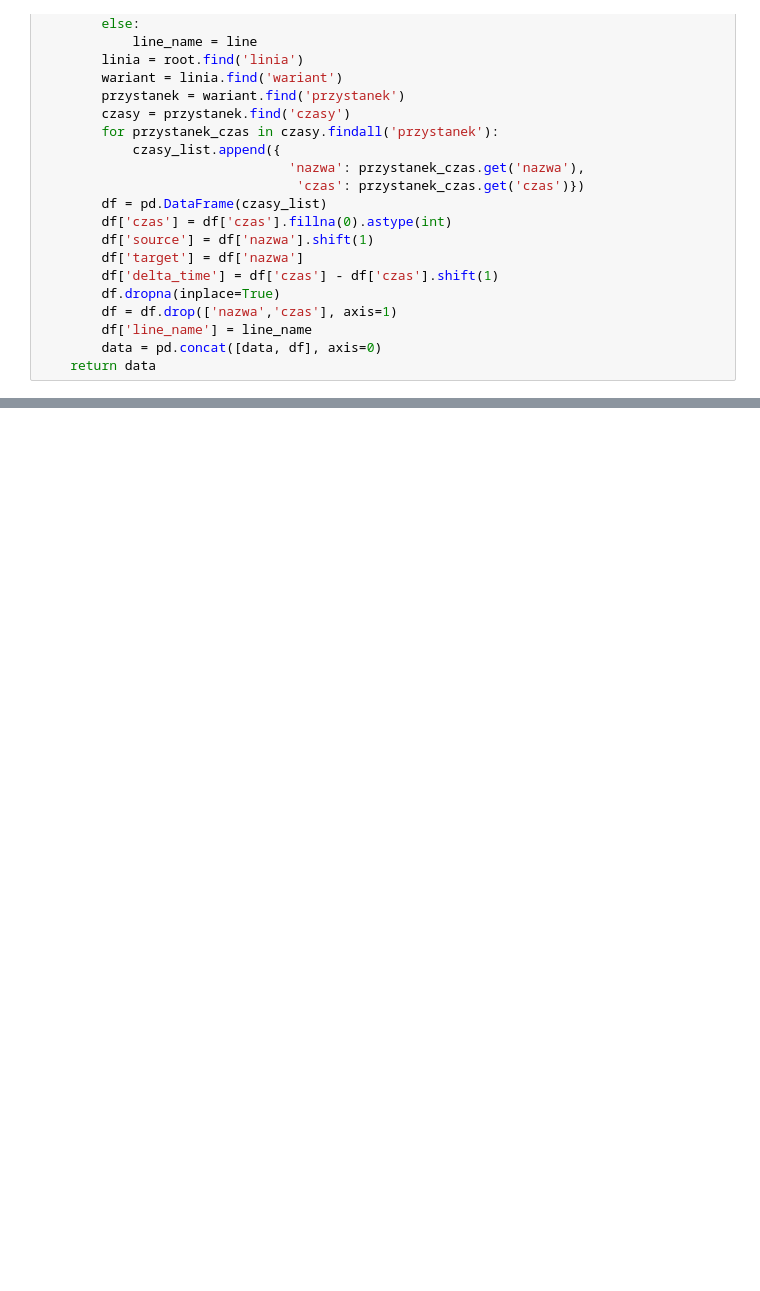
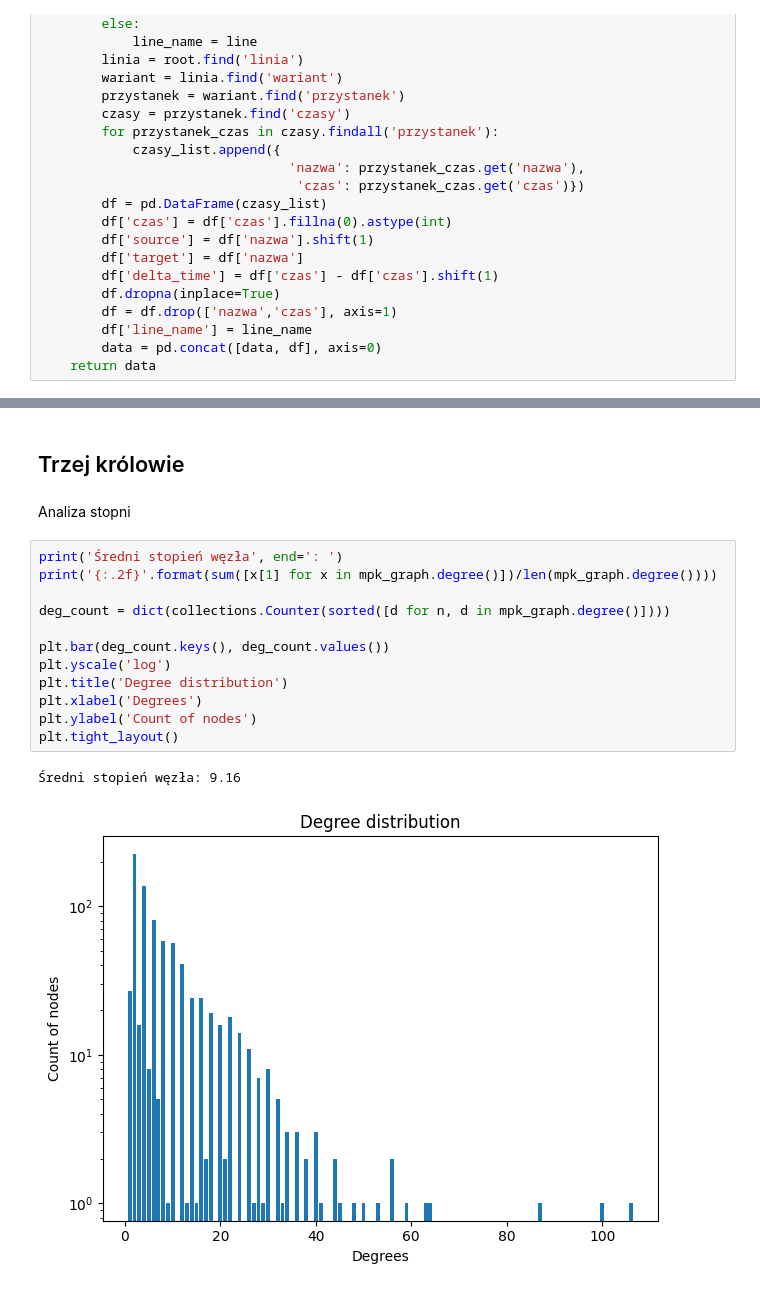
Before and after one commit to gry-mar/mpk-proj, a Jupyter notebook: Projekt.ipynb, the cells around one changed output, grey strips where cells are left out. Drawn from its saved outputs; the diff is of its cells as text; blank space fills up the shorter version.

```diff
--- a/Projekt.ipynb
+++ b/Projekt.ipynb
@@ -67,0 +93,19 @@ nx.draw(mpk_graph) # no troche do dupy to wygląda póki co ale chyba działa
+# %% [markdown]
+## Trzej królowie
+# %% [markdown]
+Analiza stopni
+# %%
+print('Średni stopień węzła', end=': ')
+print('{:.2f}'.format(sum([x[1] for x in mpk_graph.degree()])/len(mpk_graph.degree())))
+
+deg_count = dict(collections.Counter(sorted([d for n, d in mpk_graph.degree()])))
+
+plt.bar(deg_count.keys(), deg_count.values())
+plt.yscale('log')
+plt.title('Degree distribution')
+plt.xlabel('Degrees')
+plt.ylabel('Count of nodes')
+plt.tight_layout()
+# %% [output]
+Średni stopień węzła: 9.16
+[figure, added]
```
Also changed, not shown: parts of 21 cells of this notebook.
